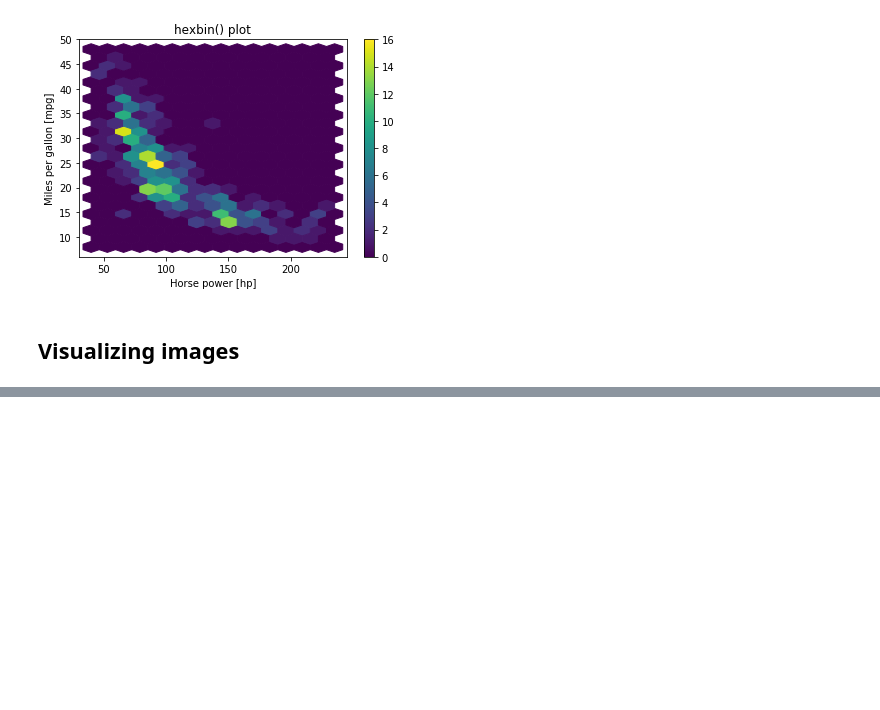
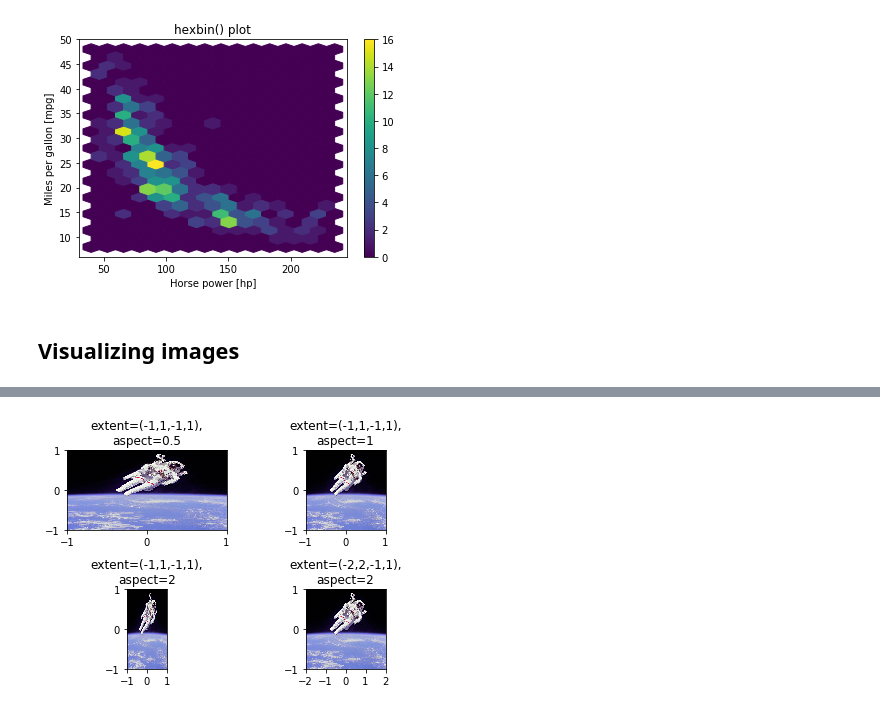
Before and after one commit to prograTammz/numpy-matplotlib-playground, a Jupyter notebook: numpy-matplotlib.ipynb, the cells around one changed output, grey strips where cells are left out. Drawn from its saved outputs; the diff is of its cells as text; code cells hidden in the pictures; blank space fills up the shorter version.

```diff
--- a/numpy-matplotlib.ipynb
+++ b/numpy-matplotlib.ipynb
@@ -184,0 +187,34 @@ plt.show()
+# %%
+# Specify the extent and aspect ratio of the top left subplot
+plt.subplot(2,2,1)
+plt.title('extent=(-1,1,-1,1),\naspect=0.5')
+plt.xticks([-1,0,1])
+plt.yticks([-1,0,1])
+plt.imshow(img,extent=(-1,1,-1,1), aspect=0.5)
+
+# Specify the extent and aspect ratio of the top right subplot
+plt.subplot(2,2,2)
+plt.title('extent=(-1,1,-1,1),\naspect=1')
+plt.xticks([-1,0,1])
+plt.yticks([-1,0,1])
+plt.imshow(img, extent=(-1,1,-1,1), aspect=1)
+
+# Specify the extent and aspect ratio of the bottom left subplot
+plt.subplot(2,2,3)
+plt.title('extent=(-1,1,-1,1),\naspect=2')
+plt.xticks([-1,0,1])
+plt.yticks([-1,0,1])
+plt.imshow(img, extent=(-1,1,-1,1), aspect=2)
+
+# Specify the extent and aspect ratio of the bottom right subplot
+plt.subplot(2,2,4)
+plt.title('extent=(-2,2,-1,1),\naspect=2')
+plt.xticks([-2,-1,0,1,2])
+plt.yticks([-1,0,1])
+plt.imshow(img, extent=(-2,2,-1,1), aspect=2)
+
+# Improve spacing and display the figure
+plt.tight_layout()
+plt.show()
+# %% [output]
+[figure, added]
```
Also changed, not shown: parts of 2 cells of this notebook, 1 other file.
